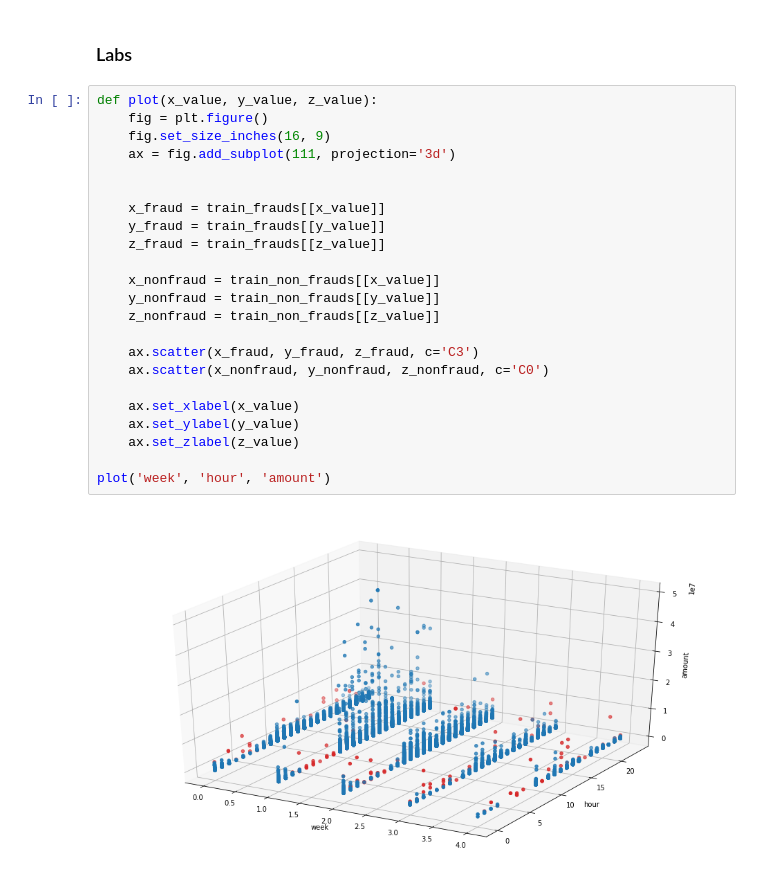
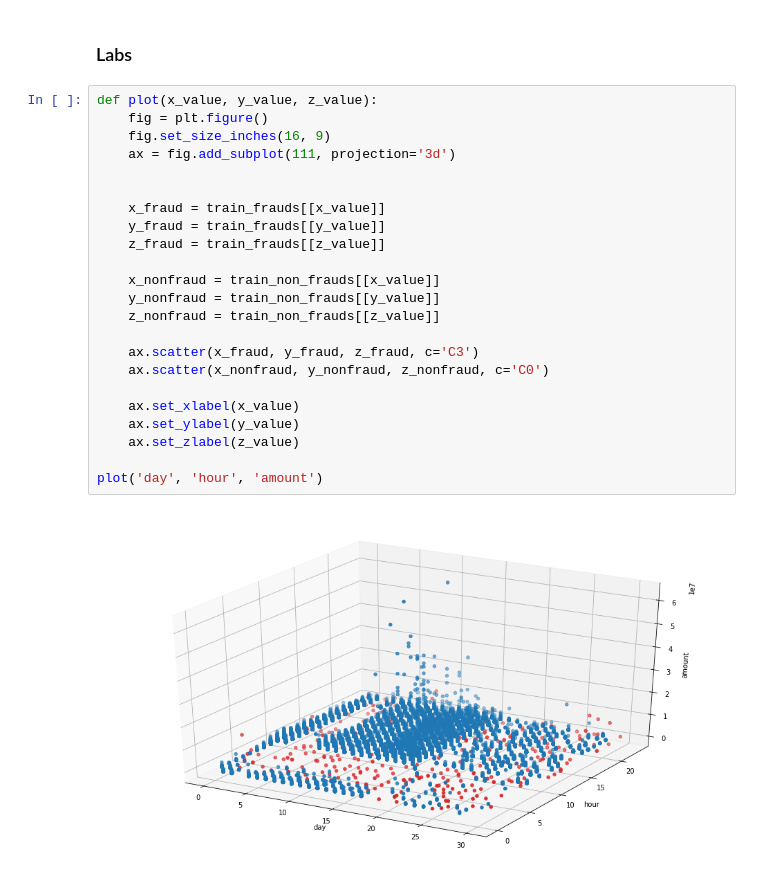
Before and after one commit to johnfercher/fraud-detection, a Jupyter notebook: fraud-detection.ipynb, the cells around one changed output. Cells and saved outputs as stored; diff of their text form.

```diff
--- a/fraud-detection.ipynb
+++ b/fraud-detection.ipynb
@@ -89,25 +109,25 @@ train_non_frauds = trainset.loc[trainset['isFraud'] == 0]
 # %%
 def plot(x_value, y_value, z_value):
     fig = plt.figure()
     fig.set_size_inches(16, 9)
     ax = fig.add_subplot(111, projection='3d')
 
 
     x_fraud = train_frauds[[x_value]]
     y_fraud = train_frauds[[y_value]]
     z_fraud = train_frauds[[z_value]]
 
     x_nonfraud = train_non_frauds[[x_value]]
     y_nonfraud = train_non_frauds[[y_value]]
     z_nonfraud = train_non_frauds[[z_value]]
 
     ax.scatter(x_fraud, y_fraud, z_fraud, c='C3')
     ax.scatter(x_nonfraud, y_nonfraud, z_nonfraud, c='C0')
 
     ax.set_xlabel(x_value)
     ax.set_ylabel(y_value)
     ax.set_zlabel(z_value)
 
-plot('week', 'hour', 'amount')
+plot('day', 'hour', 'amount')
 # %% [output]
-[figure, old version]
+[figure, new version]
```
Also changed, not shown: parts of 6 cells of this notebook.
